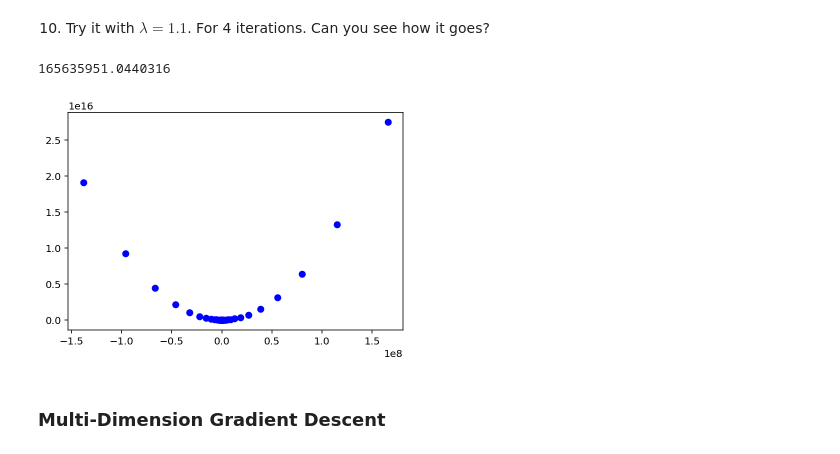
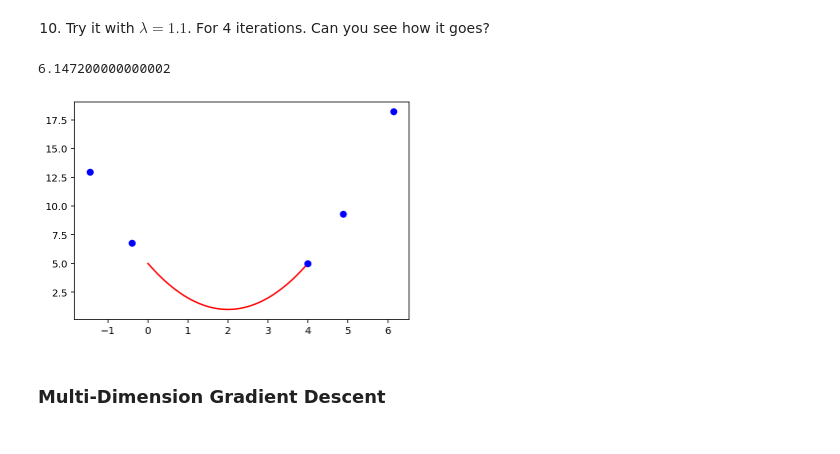
Before and after one commit to MUIC-Numerical-Methods-2018/Exercise-5, a Jupyter notebook: 05 Gradient Descent.ipynb, the cells around one changed output. Cells and saved outputs as stored; diff of their text form; code cells hidden in the pictures.

```diff
--- a/05 Gradient Descent.ipynb
+++ b/05 Gradient Descent.ipynb
@@ -97,15 +97,15 @@ print(x)
 # %%
 xxs = np.linspace(0,4)
 plt.plot(xxs, f(xxs),'-r')
-x, xs = gradient_descent(df, x0=4, lmb=1.1, n=100)
+x, xs = gradient_descent(df, x0=4, lmb=1.1, n=4)
 
 ys = f(xs)
 
 plt.plot(xs, ys, 'ob')
 print(x)
 # %% [output]
-165635951.0440316
+6.147200000000002
-[figure, old version]
+[figure, new version]
 # %% [markdown]
 ### Multi-Dimension Gradient Descent
 # %% [markdown]
```
Also changed, not shown: parts of 3 cells of this notebook.
